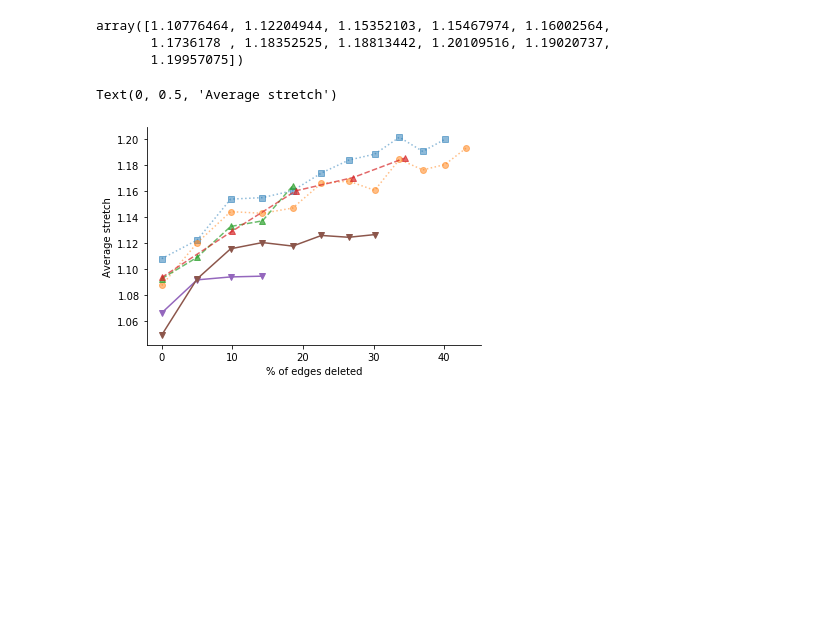
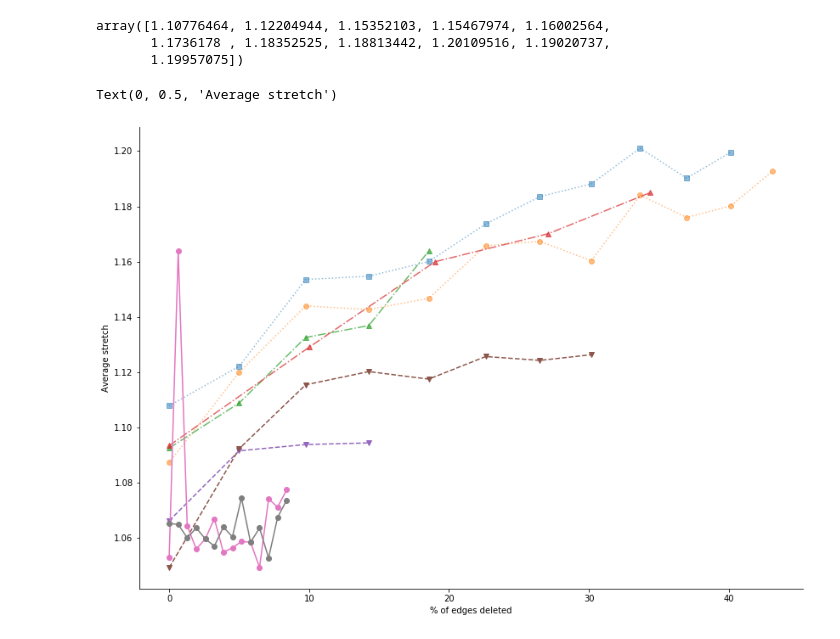
Before and after one commit to dedis/student_20_compactInternet, a Jupyter notebook: TZ_metrics.ipynb, the cells around one changed output. Drawn from its saved outputs; the diff is of its cells as text; code cells hidden in the pictures; blank space fills up the shorter version.

Commit message:
Update Jupyter notebooks with real data
Mar-Apr-May 2020

```diff
--- a/TZ_metrics.ipynb
+++ b/TZ_metrics.ipynb
@@ -399,6 +585,8 @@ def crunch_cumulative_deletions(filename):
 # %%
 # For each simulation, it stores ([[Stretch_by_round, With_valley_by_round] for rounds], samples_num_for_first_round)
 cumulative_simulations = {
+    "spo-GRP-12xChosen-2000": crunch_cumulative_deletions("./simulation/data/cumulative-deletions-spo-GRP-12xChosen-2000.csv"),
+    "spo-GRP-12xChosen": crunch_cumulative_deletions("./simulation/data/cumulative-deletions-spo-GRP-12xChosen.csv"),
     "spo-GRP-7x.05": crunch_cumulative_deletions("./simulation/data/cumulative-deletions-spo-GRP-7x.05.csv"),
     "GRP-3x.05": crunch_cumulative_deletions("./simulation/data/cumulative-deletions-GRP-3x.05-GCloud.csv"),
     "GR-4x.05": crunch_cumulative_deletions("./simulation/data/cumulative-deletions-GR-4x.05-GCloud-(2).csv"),
@@ -418,18 +606,26 @@ array([1.10776464, 1.12204944, 1.15352103, 1.15467974, 1.16002564,
 def calculate_x_labels(deletion_proportion, number_of_epochs):
     full_edges_num = 466982
     return [100 * deletion_proportion * (math.pow(1 - deletion_proportion, k)-1) / float(-deletion_proportion) for k in range(0, number_of_epochs)]
+# %%
+def calculate_chosen_x_labels(deletions_number, number_of_epochs):
+    full_edges_num = 466982
+    return [100 * k * float(deletions_number) / (full_edges_num * number_of_epochs) for k in range(0, number_of_epochs)]
 # %%
+plt.figure(figsize=(14, 10))
 plt.gca().spines['top'].set_visible(False)
 plt.gca().spines['right'].set_visible(False)
 plt.plot(calculate_x_labels(.05, 11), cumulative_simulations["10x.05"][0][:,0], ':s', alpha=.5, zorder=4)
 plt.plot(calculate_x_labels(.05, 12), cumulative_simulations["12x.05"][0][:,0], ':o', alpha=.5, zorder=4)
-plt.plot(calculate_x_labels(.05, 5), cumulative_simulations["GR-4x.05"][0][:,0], '--^', alpha=.7, zorder=10)
-plt.plot(calculate_x_labels(.1, 5), cumulative_simulations["GR-4x.10"][0][:,0], '--^', alpha=.7, zorder=10)
-plt.plot(calculate_x_labels(.05, 4), cumulative_simulations["GRP-3x.05"][0][:,0], '-v', alpha=1, zorder=15)
-plt.plot(calculate_x_labels(.05, 8), cumulative_simulations["spo-GRP-7x.05"][0][:,0], '-v', alpha=1, zorder=15)
+plt.plot(calculate_x_labels(.05, 5), cumulative_simulations["GR-4x.05"][0][:,0], '-.^', alpha=.7, zorder=10)
+plt.plot(calculate_x_labels(.1, 5), cumulative_simulations["GR-4x.10"][0][:,0], '-.^', alpha=.7, zorder=10)
+plt.plot(calculate_x_labels(.05, 4), cumulative_simulations["GRP-3x.05"][0][:,0], '--v', alpha=1, zorder=15)
+plt.plot(calculate_x_labels(.05, 8), cumulative_simulations["spo-GRP-7x.05"][0][:,0], '--v', alpha=1, zorder=15)
+#Deletions: 42848 - 622
+plt.plot(calculate_chosen_x_labels(42226, 14), cumulative_simulations["spo-GRP-12xChosen"][0][:,0], '-o', alpha=1, zorder=20)
+plt.plot(calculate_chosen_x_labels(42226, 14), cumulative_simulations["spo-GRP-12xChosen-2000"][0][:,0], '-o', alpha=1, zorder=20)
 plt.xlabel("% of edges deleted")
 plt.ylabel("Average stretch")
 # %% [output]
 Text(0, 0.5, 'Average stretch')
-[figure, old version]
+[figure, new version]
 # %%
```
Also changed, not shown: parts of 47 cells of this notebook, 4 other files.
